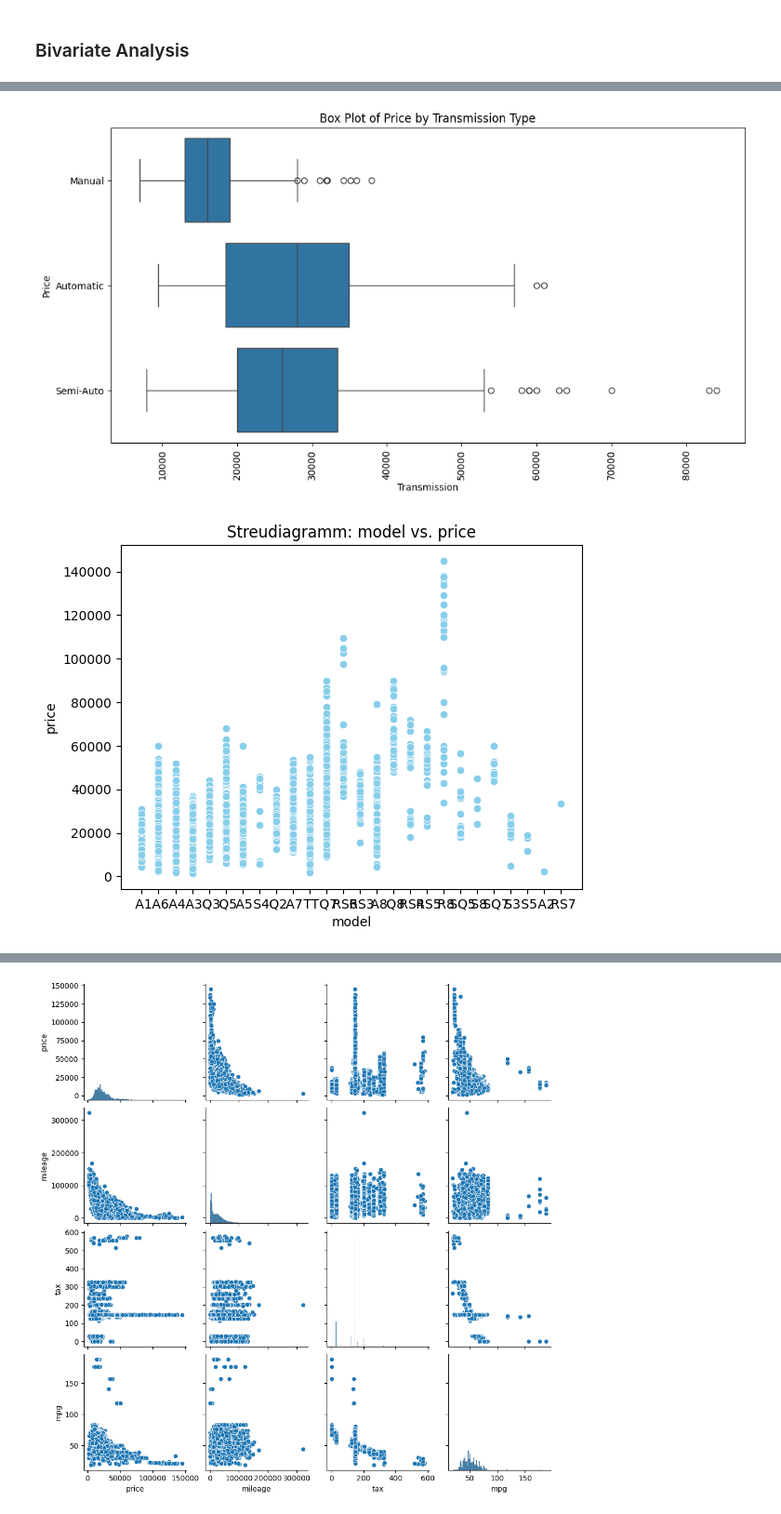
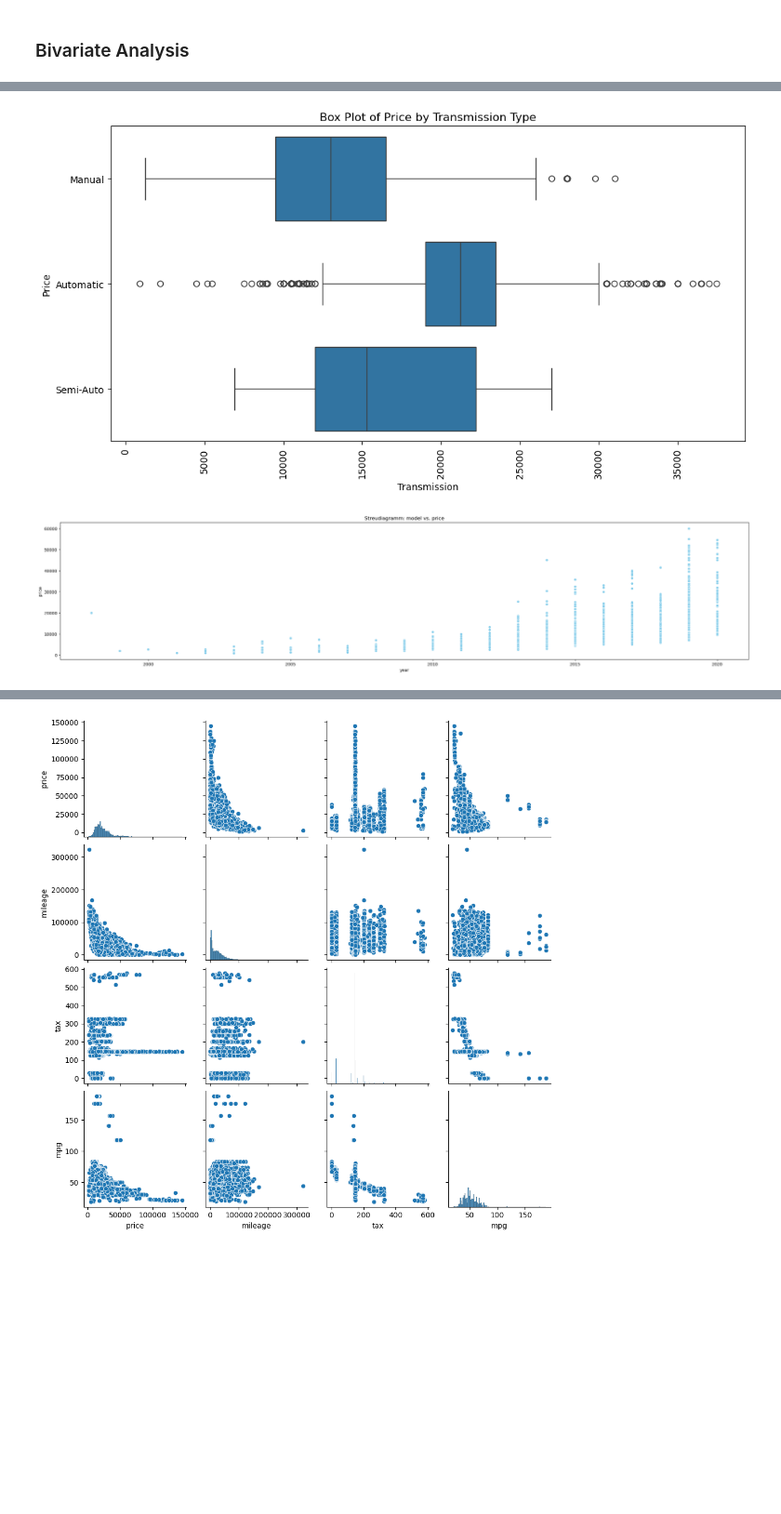
Before and after one commit to itsinfi/data-science-software-engineering-course, a Jupyter notebook: 02_used_car/uc_cluster_analysis_CRISP-DM.ipynb, the cells around one changed output, grey strips where cells are left out. Shown at 93% size. Saved outputs shown, nothing was run; the diff lists cells and outputs as text; code cells hidden in the pictures; blank space fills up the shorter version.

```diff
--- a/02_used_car/uc_cluster_analysis_CRISP-DM.ipynb
+++ b/02_used_car/uc_cluster_analysis_CRISP-DM.ipynb
@@ -39,9 +39,7 @@ Data: Based on Used Car data from https://www.kaggle.com/datasets/adityadesai13/
 # %%
 # Import Data sets
 
-df = pd.read_csv("audi.csv")
-#df = pd.read_csv("bmw.csv")
-#df = pd.read_csv("ford.csv")
+df = pd.read_csv("toyota.csv")
 # %% [markdown]
 ### 2.2 Daten beschreiben
 # %%
@@ -211,20 +200,21 @@ plt.ylabel('Price')
 plt.xticks(rotation=90)
 plt.show()
 # %% [output]
-[figure, old version]
+[figure, new version]
 # %%
 import seaborn as sns
 
 # Streudiagramm mit seaborn erstellen
-sns.scatterplot(data=df, x='model', y='price', color='skyblue')
+plt.figure(figsize=(30, 6))
+sns.scatterplot(data=df, x='year', y='price', color='skyblue')
 
 # Titel hinzufügen
 plt.title('Streudiagramm: model vs. price')
 
 # Diagramm anzeigen
 plt.show()
 # %% [output]
-[figure, old version]
+[figure, new version]
 # %%
 import seaborn as sns
 import matplotlib.pyplot as plt
```
Also changed, not shown: parts of 28 cells of this notebook.
